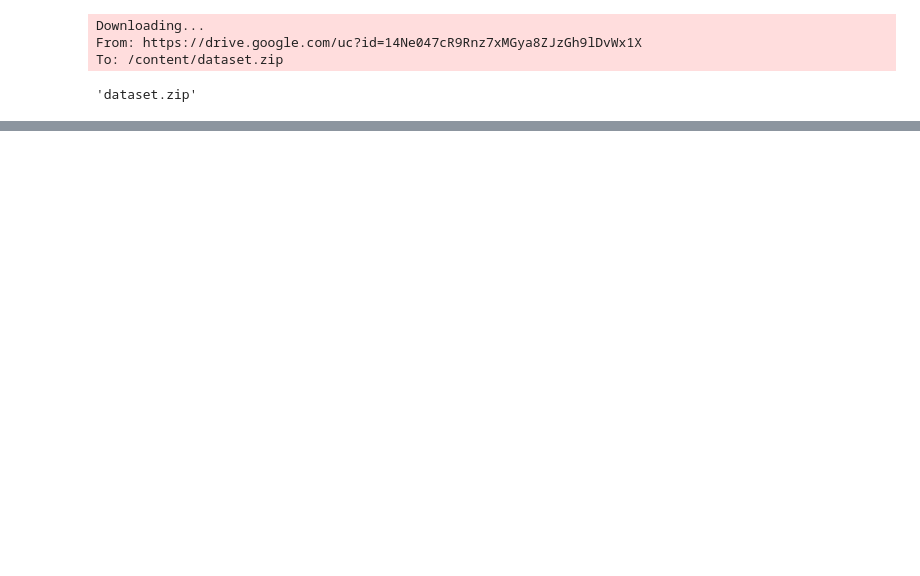
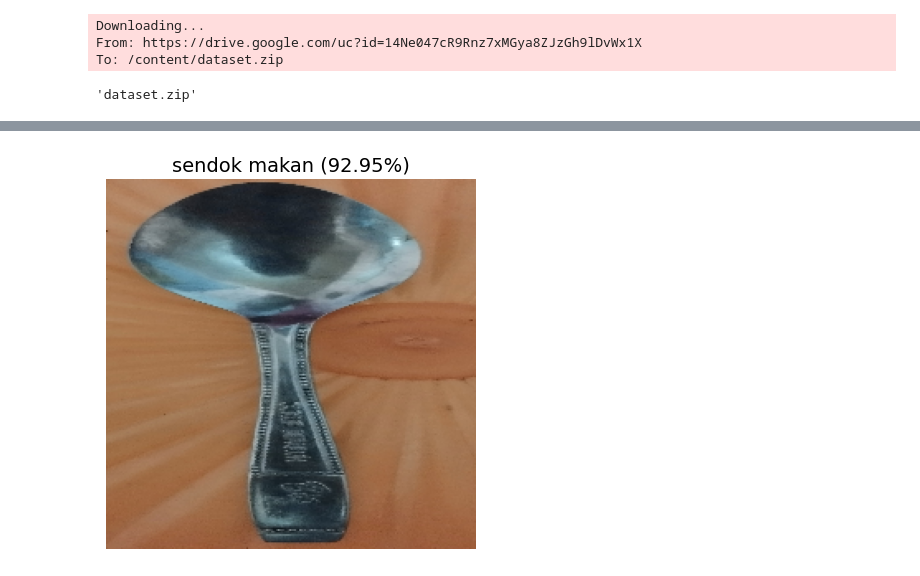
Before and after one commit to wulanika/klasifikasi-4-jenis-sendok, a Jupyter notebook: Klasifikasi_4_Jenis_Kelas_Sendok.ipynb, the cells around one changed output, grey strips where cells are left out. Drawn from its saved outputs; the diff is of its cells as text; code cells hidden in the pictures; blank space fills up the shorter version.

```diff
--- a/Klasifikasi_4_Jenis_Kelas_Sendok.ipynb
+++ b/Klasifikasi_4_Jenis_Kelas_Sendok.ipynb
@@ -322,0 +329,38 @@ Sendok makan rill       0.93      0.88      0.90        57
+# %%
+from keras.models import load_model
+from keras.preprocessing import image
+from google.colab import files
+import numpy as np
+import matplotlib.pyplot as plt
+
+# Load model
+model = load_model('model_trained.h5')
+
+# Daftar kelas sesuai urutan waktu training
+class_labels = ['sendok makan', 'sendok nasi', 'sendok teh', 'sendok sup']
+
+# Fungsi prediksi satu gambar
+def predict_uploaded_image(model, uploaded_file):
+    img = image.load_img(uploaded_file, target_size=(224, 224))
+    img_array = image.img_to_array(img)
+    img_array = np.expand_dims(img_array, axis=0)
+    img_array = img_array / 255.0
+
+    prediction = model.predict(img_array)
+    predicted_index = np.argmax(prediction)
+    predicted_label = class_labels[predicted_index]
+    confidence = prediction[0][predicted_index] * 100
+
+    # Tampilkan gambar + label prediksi utama
+    plt.imshow(img)
+    plt.axis('off')
+    plt.title(f"{predicted_label} ({confidence:.2f}%)", fontsize=14)
+    plt.show()
+
+# Upload gambar
+uploaded = files.upload()
+
+# Prediksi semua gambar yang diupload
+for filename in uploaded.keys():
+    predict_uploaded_image(model, filename)
+# %% [output]
@@ -322,0 +371 @@ Sendok makan rill       0.93      0.88      0.90        57
+[figure, added]
```
Also changed, not shown: parts of 8 cells of this notebook.
